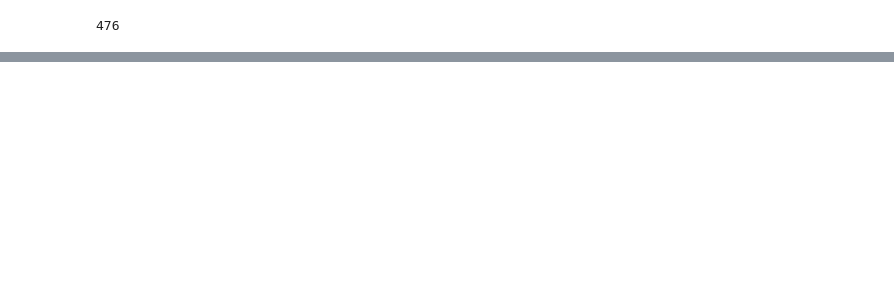
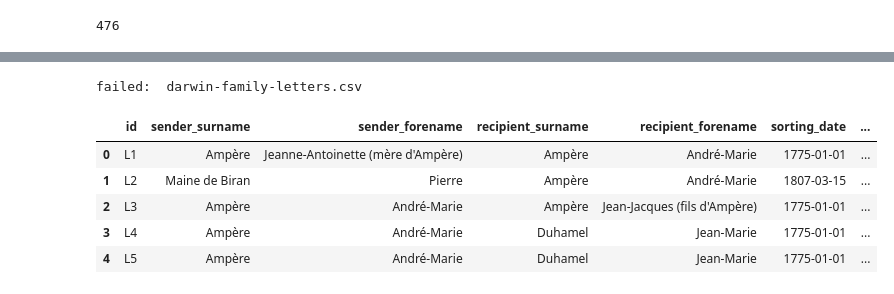
Before and after one commit to CCS-ZCU/pribehy-dat, a Jupyter notebook: scripts/5_sitova-analyza.ipynb, the cells around one changed output, grey strips where cells are left out. Drawn from its saved outputs; the diff is of its cells as text; code cells hidden in the pictures; blank space fills up the shorter version.

Commit message:
working with epsilon as a whole

```diff
--- a/scripts/5_sitova-analyza.ipynb
+++ b/scripts/5_sitova-analyza.ipynb
@@ -362,0 +389,4 @@ len(G)
+# %%
+resp_json = requests.get("https://github.com/cambridge-collection/epsilon-data/tree/main/csv").json()
+filenames = [item["name"] for item in resp_json["payload"]["tree"]["items"]]
+filenames
@@ -362,0 +405,19 @@ len(G)
+# %%
+dfs = []
+for filename in filenames:
+    try:
+        dfs.append(pd.read_csv("https://raw.githubusercontent.com/cambridge-collection/epsilon-data/main/csv/" + filename))
+    except:
+        print("failed: ", filename)
+epsilon = pd.concat(dfs)
+# %% [output]
+failed:  darwin-family-letters.csv
+# %%
+epsilon.head(5)
+# %% [output]
+|  | id | sender_surname | sender_forename | recipient_surname | recipient_forename | sorting_date | ... |
+| 0 | L1 | Ampère | Jeanne-Antoinette (mère d'Ampère) | Ampère | André-Marie | 1775-01-01 | ... |
+| 1 | L2 | Maine de Biran | Pierre | Ampère | André-Marie | 1807-03-15 | ... |
+| 2 | L3 | Ampère | André-Marie | Ampère | Jean-Jacques (fils d'Ampère) | 1775-01-01 | ... |
+| 3 | L4 | Ampère | André-Marie | Duhamel | Jean-Marie | 1775-01-01 | ... |
+| 4 | L5 | Ampère | André-Marie | Duhamel | Jean-Marie | 1775-01-01 | ... |
```
Also changed, not shown: parts of 29 cells of this notebook.
